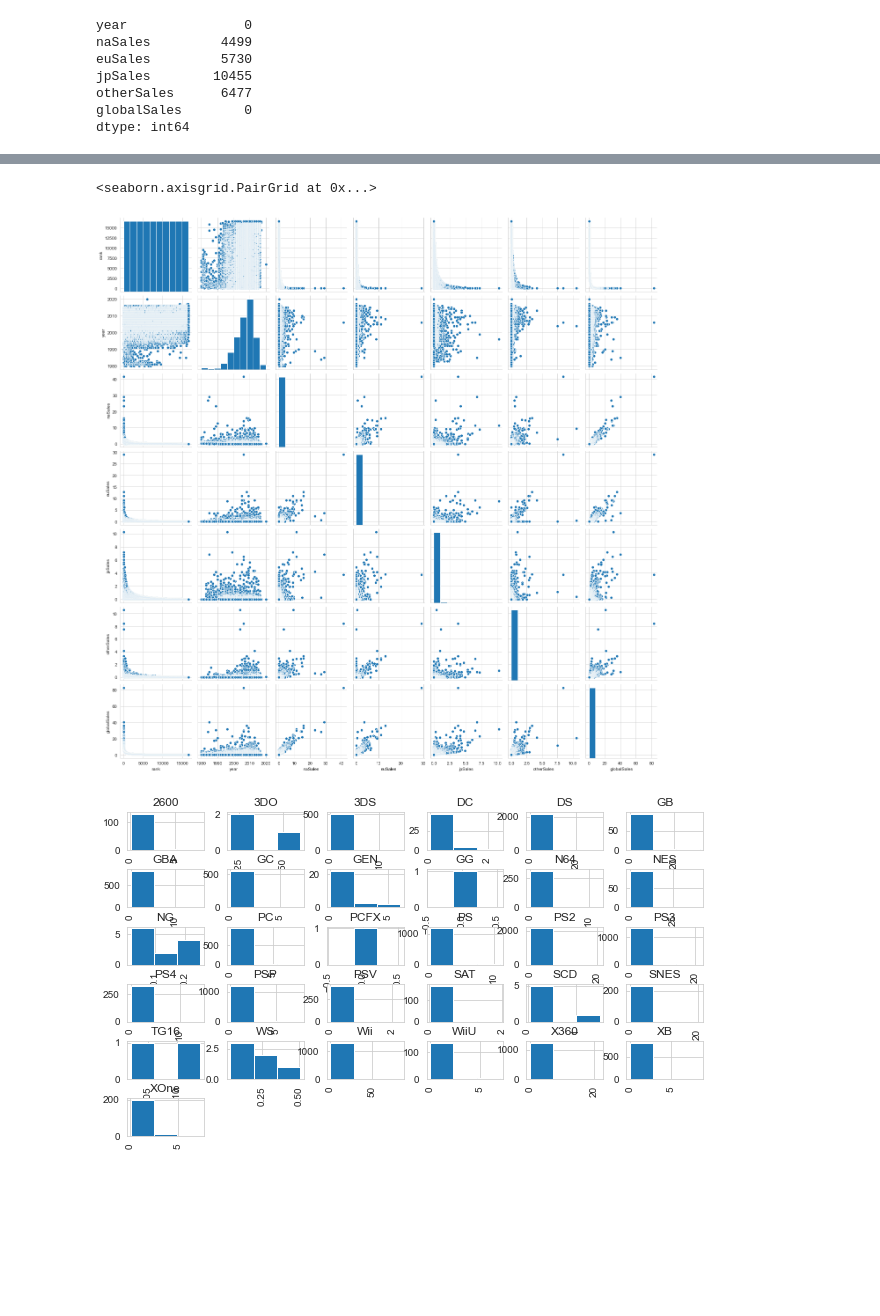
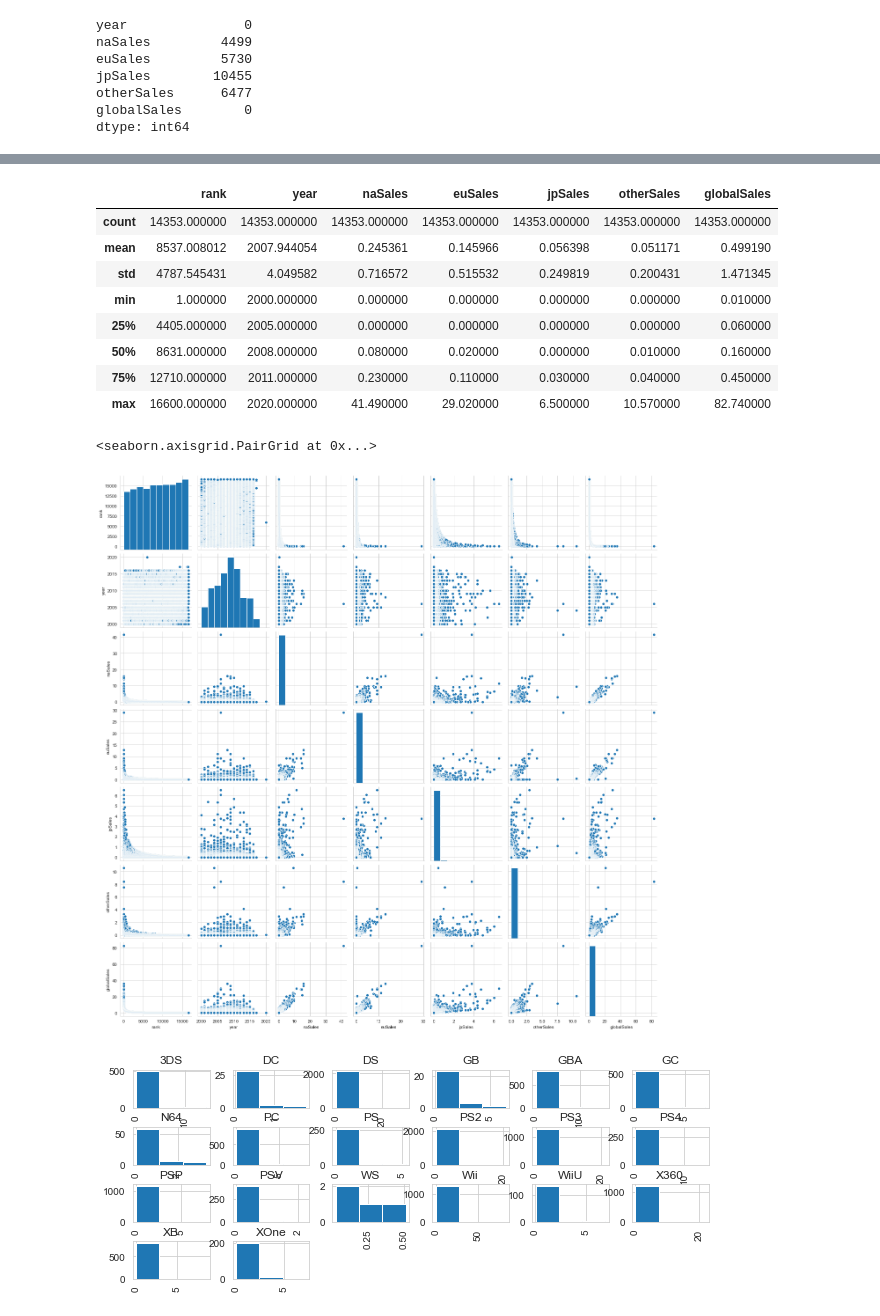
Before and after one commit to jhgalvin/DS_Project, a Jupyter notebook: dsProject .ipynb, the cells around one changed output, grey strips where cells are left out. Drawn from its saved outputs; the diff is of its cells as text; code cells hidden in the pictures; blank space fills up the shorter version.

```diff
--- a/dsProject .ipynb
+++ b/dsProject .ipynb
@@ -80,3 +68,6 @@ jpSales        10455
 otherSales      6477
 globalSales        0
 dtype: int64
+# %%
+vgSales2000 = vgsales[vgsales['year'] >= 2000.0]
+vgSales2000
@@ -83,15 +88,27 @@ dtype: int64
+# %%
+vgSales2000.describe()
+# %% [output]
+|  | rank | year | naSales | euSales | jpSales | otherSales | globalSales |
+| count | 14353.000000 | 14353.000000 | 14353.000000 | 14353.000000 | 14353.000000 | 14353.000000 | 14353.000000 |
+| mean | 8537.008012 | 2007.944054 | 0.245361 | 0.145966 | 0.056398 | 0.051171 | 0.499190 |
+| std | 4787.545431 | 4.049582 | 0.716572 | 0.515532 | 0.249819 | 0.200431 | 1.471345 |
+| min | 1.000000 | 2000.000000 | 0.000000 | 0.000000 | 0.000000 | 0.000000 | 0.010000 |
+| 25% | 4405.000000 | 2005.000000 | 0.000000 | 0.000000 | 0.000000 | 0.000000 | 0.060000 |
+| 50% | 8631.000000 | 2008.000000 | 0.080000 | 0.020000 | 0.000000 | 0.010000 | 0.160000 |
+| 75% | 12710.000000 | 2011.000000 | 0.230000 | 0.110000 | 0.030000 | 0.040000 | 0.450000 |
+| max | 16600.000000 | 2020.000000 | 41.490000 | 29.020000 | 6.500000 | 10.570000 | 82.740000 |
 # %%
 %matplotlib inline
 rcParams['figure.figsize'] = 10, 6
 sb.set_style('whitegrid')
 # %%
 #create pairplot of vgsales
-sb.pairplot(vgsales)
+sb.pairplot(vgSales2000)
 # %% [output]
 <seaborn.axisgrid.PairGrid at 0x...>
-[figure, old version]
+[figure, new version]
 # %%
 # create histogram of global sales, based on platform
-globalSalesHist = vgsales.hist(column = 'globalSales', by = 'platform', bins = 3, layout = (6, 6))
+globalSalesHist = vgSales2000.hist(column = 'globalSales', by = 'platform', bins = 3, layout = (6, 6))
 # %% [output]
-[figure, old version]
+[figure, new version]
```
Also changed, not shown: parts of 2 cells of this notebook.
